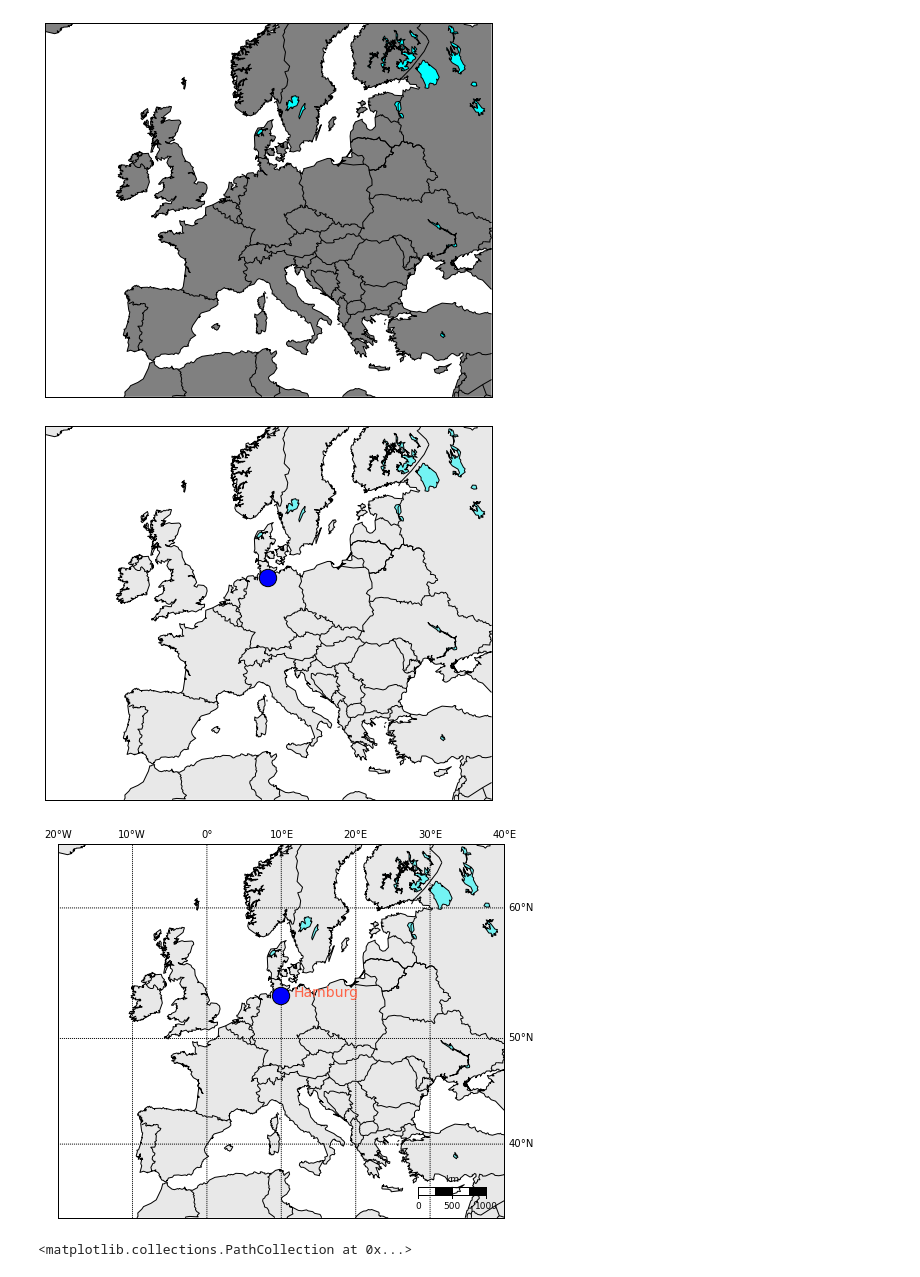
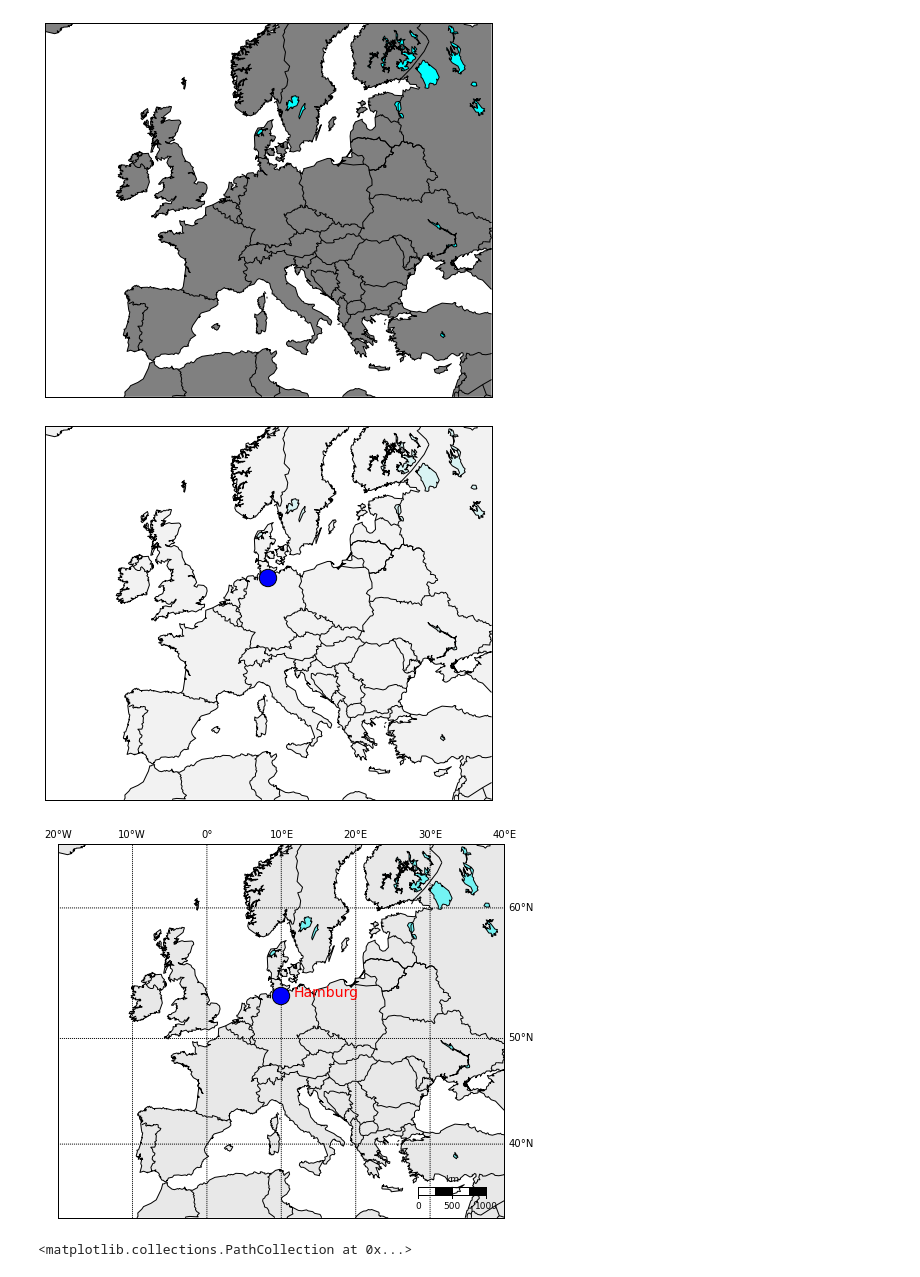
Before and after one commit to koldunovn/pyunconf2015, a Jupyter notebook: basemap/basemap_basics.ipynb, the cells around one changed output. Saved outputs shown, nothing was run; the diff lists cells and outputs as text; code cells hidden in the pictures.

```diff
--- a/basemap/basemap_basics.ipynb
+++ b/basemap/basemap_basics.ipynb
@@ -71,11 +71,11 @@ m.scatter(x,y,300)
 # %%
 plt.figure(figsize=(8,7))
 m.drawcoastlines(linewidth=1)
 m.drawcountries(linewidth=1)
-m.fillcontinents(color='lightgray',lake_color='aqua',alpha=0.5)
+m.fillcontinents(color='gray',lake_color='aqua',alpha=0.1)
 m.scatter(x,y,300,zorder=10);
 # %% [output]
-[figure, old version]
+[figure, new version]
 # %%
 plt.figure(figsize=(8,7))
 m.drawcoastlines(linewidth=1)
@@ -85,9 +85,9 @@ m.drawmeridians(np.arange(0,360,10),labels=[False,True,True,False])
 m.drawparallels(np.arange(-90,90,10),labels=[False,True,True,False])
 m.drawmapscale(33,35,0,40,1000,barstyle='fancy')
 m.scatter(x,y,300,zorder=10)
-plt.text(x+200000,y-20000,"Hamburg",color='tomato',size=14);
+plt.text(x+200000,y-20000,"Hamburg",color='red',size=14);
 # %% [output]
-[figure, old version]
+[figure, new version]
 # %%
 plt.figure(figsize=(8,7))
 m.drawcoastlines(linewidth=1)
```
Also changed, not shown: parts of 12 cells of this notebook, 1 other file.
